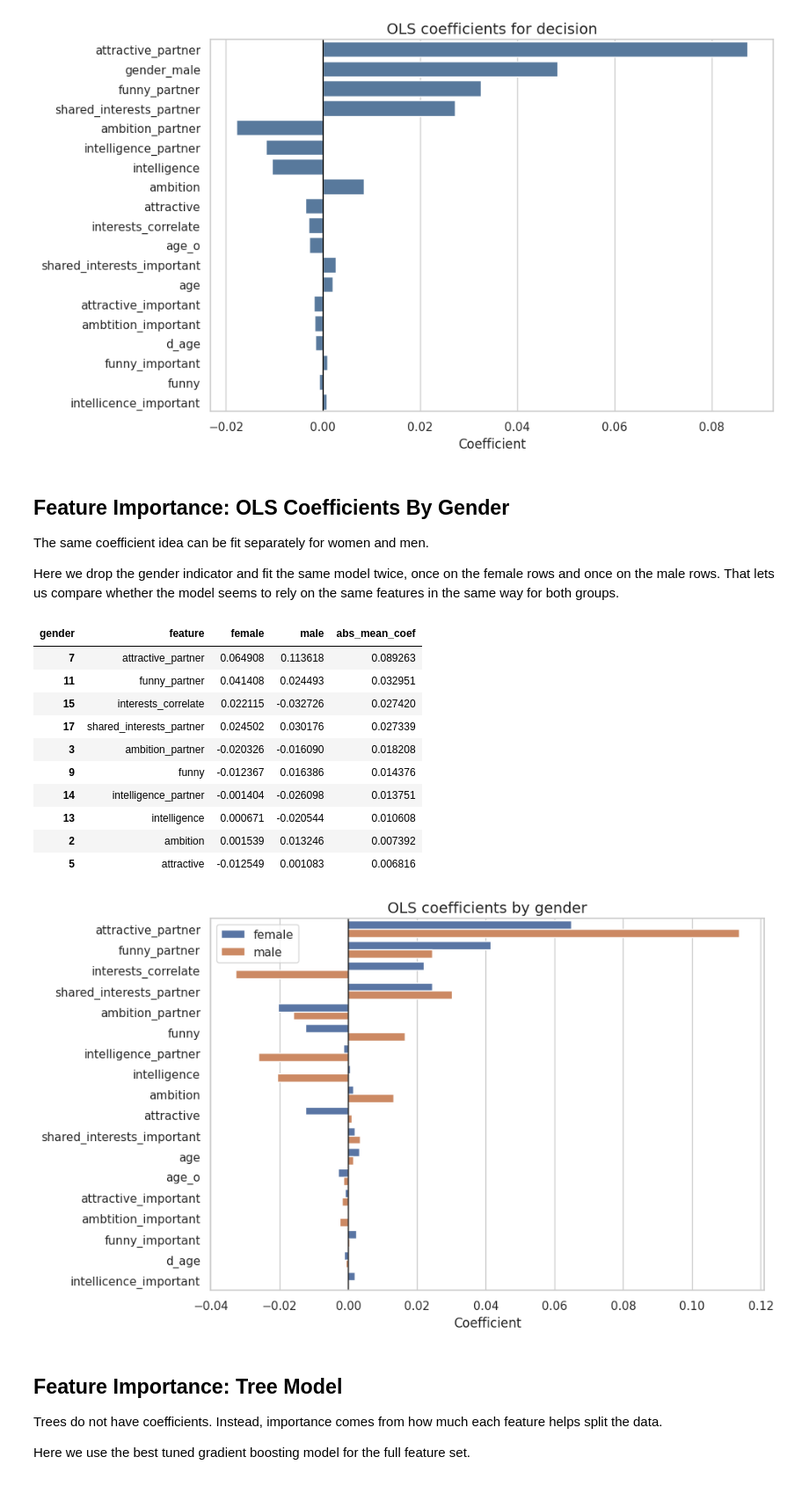
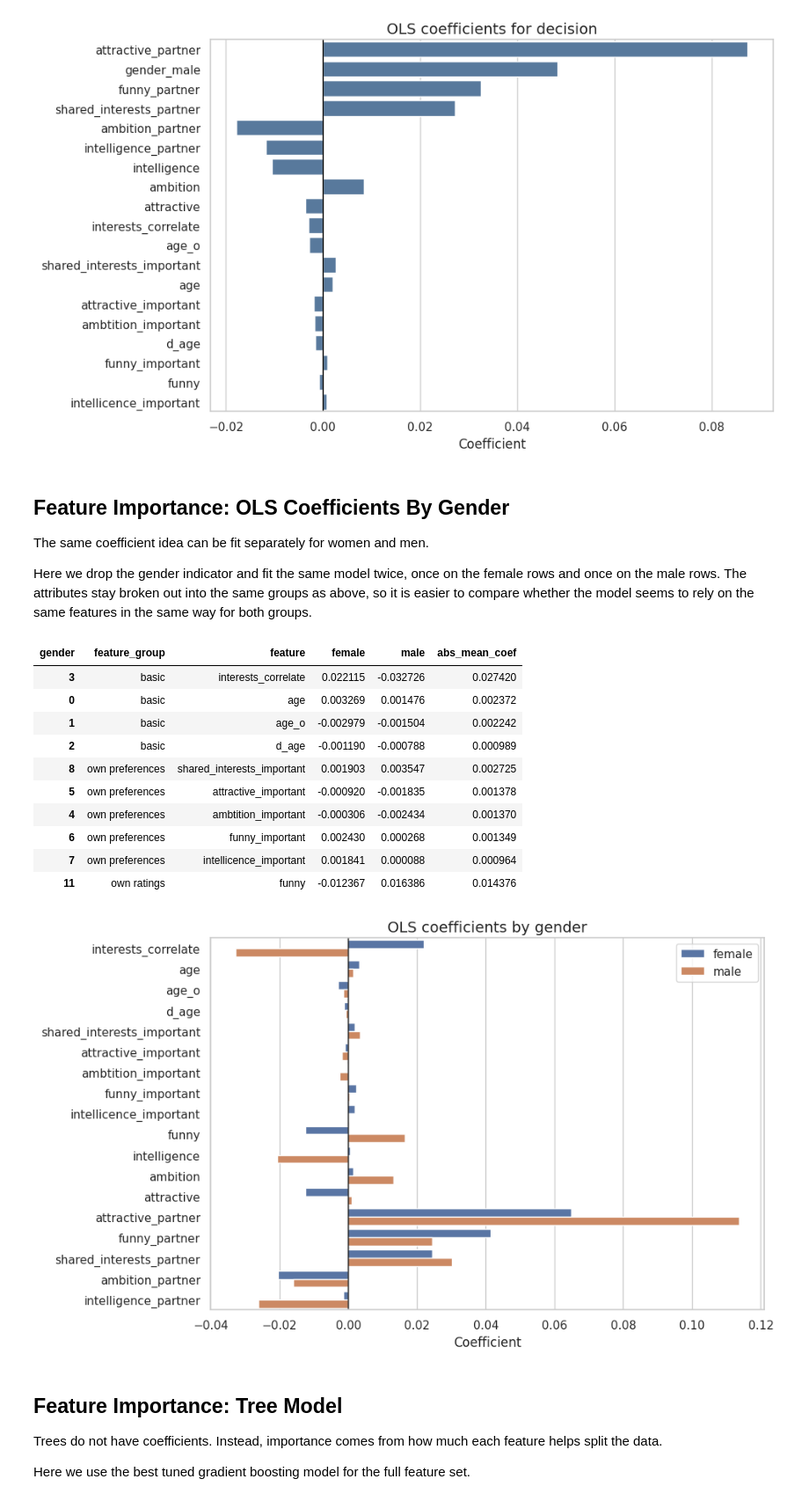
Before and after one commit to zjelveh/zjelveh.github.io, a Jupyter notebook: files/inst414_spring2026/labs/Lab_11.ipynb, the cells around one changed output. Shown at 88% size. Cells and saved outputs as stored; diff of their text form; code cells hidden in the pictures.

Commit message:
Restore Lab 11 feature group structure

```diff
--- a/files/inst414_spring2026/labs/Lab_11.ipynb
+++ b/files/inst414_spring2026/labs/Lab_11.ipynb
@@ -501,9 +526,19 @@ plt.show();
 
 The same coefficient idea can be fit separately for women and men.
 
-Here we drop the gender indicator and fit the same model twice, once on the female rows and once on the male rows. That lets us compare whether the model seems to rely on the same features in the same way for both groups.
+Here we drop the gender indicator and fit the same model twice, once on the female rows and once on the male rows. The attributes stay broken out into the same groups as above, so it is easier to compare whether the model seems to rely on the same features in the same way for both groups.
 # %%
-gender_features = feature_sets['own_profile_plus_partner_ratings_of_dater']
+gender_features = basic_features + own_rating_features + own_preference_features + partner_rating_features
+feature_group_lookup = {}
+for feature in basic_features:
+    feature_group_lookup[feature] = 'basic'
+for feature in own_rating_features:
+    feature_group_lookup[feature] = 'own ratings'
+for feature in own_preference_features:
+    feature_group_lookup[feature] = 'own preferences'
+for feature in partner_rating_features:
+    feature_group_lookup[feature] = 'partner ratings'
+
 gender_models = {}
 gender_rows = []
 
@@ -519,54 +554,55 @@ for gender in ['female', 'male']:
     for feature in gender_features:
         gender_rows.append({
             'feature': feature,
+            'feature_group': feature_group_lookup[feature],
             'gender': gender,
             'coef': gender_model.params[feature]
         })
 
 gender_coef_table = (
     pd.DataFrame(gender_rows)
-    .pivot(index='feature', columns='gender', values='coef')
+    .pivot(index=['feature_group', 'feature'], columns='gender', values='coef')
     .reset_index()
     .assign(abs_mean_coef=lambda frame: frame[['female', 'male']].abs().mean(axis=1))
-    .sort_values('abs_mean_coef', ascending=False)
+    .sort_values(['feature_group', 'abs_mean_coef'], ascending=[True, False])
 )
 
 display(gender_coef_table.head(10))
 
 gender_coef_long = (
     gender_coef_table
     .drop(columns='abs_mean_coef')
-    .melt(id_vars='feature', var_name='gender', value_name='coef')
+    .melt(id_vars=['feature_group', 'feature'], var_name='gender', value_name='coef')
 )
 
 plt.figure(figsize=(10, 6))
 sns.barplot(
     data=gender_coef_long,
     y='feature',
     x='coef',
     hue='gender',
     dodge=True
 )
 plt.axvline(0, color='black', linewidth=1)
 plt.title('OLS coefficients by gender')
 plt.xlabel('Coefficient')
 plt.ylabel('')
 plt.legend(title='')
 plt.tight_layout()
 plt.show();
 # %% [output]
-| gender | feature | female | male | abs_mean_coef |
-| 7 | attractive_partner | 0.064908 | 0.113618 | 0.089263 |
-| 11 | funny_partner | 0.041408 | 0.024493 | 0.032951 |
-| 15 | interests_correlate | 0.022115 | -0.032726 | 0.027420 |
-| 17 | shared_interests_partner | 0.024502 | 0.030176 | 0.027339 |
-| 3 | ambition_partner | -0.020326 | -0.016090 | 0.018208 |
-| 9 | funny | -0.012367 | 0.016386 | 0.014376 |
-| 14 | intelligence_partner | -0.001404 | -0.026098 | 0.013751 |
-| 13 | intelligence | 0.000671 | -0.020544 | 0.010608 |
-| 2 | ambition | 0.001539 | 0.013246 | 0.007392 |
-| 5 | attractive | -0.012549 | 0.001083 | 0.006816 |
+| gender | feature_group | feature | female | male | abs_mean_coef |
+| 3 | basic | interests_correlate | 0.022115 | -0.032726 | 0.027420 |
+| 0 | basic | age | 0.003269 | 0.001476 | 0.002372 |
+| 1 | basic | age_o | -0.002979 | -0.001504 | 0.002242 |
+| 2 | basic | d_age | -0.001190 | -0.000788 | 0.000989 |
+| 8 | own preferences | shared_interests_important | 0.001903 | 0.003547 | 0.002725 |
+| 5 | own preferences | attractive_important | -0.000920 | -0.001835 | 0.001378 |
+| 4 | own preferences | ambtition_important | -0.000306 | -0.002434 | 0.001370 |
+| 6 | own preferences | funny_important | 0.002430 | 0.000268 | 0.001349 |
+| 7 | own preferences | intellicence_important | 0.001841 | 0.000088 | 0.000964 |
+| 11 | own ratings | funny | -0.012367 | 0.016386 | 0.014376 |
-[figure, old version]
+[figure, new version]
 # %% [markdown]
 ## Feature Importance: Tree Model
 
```
Also changed, not shown: parts of 4 cells of this notebook.
